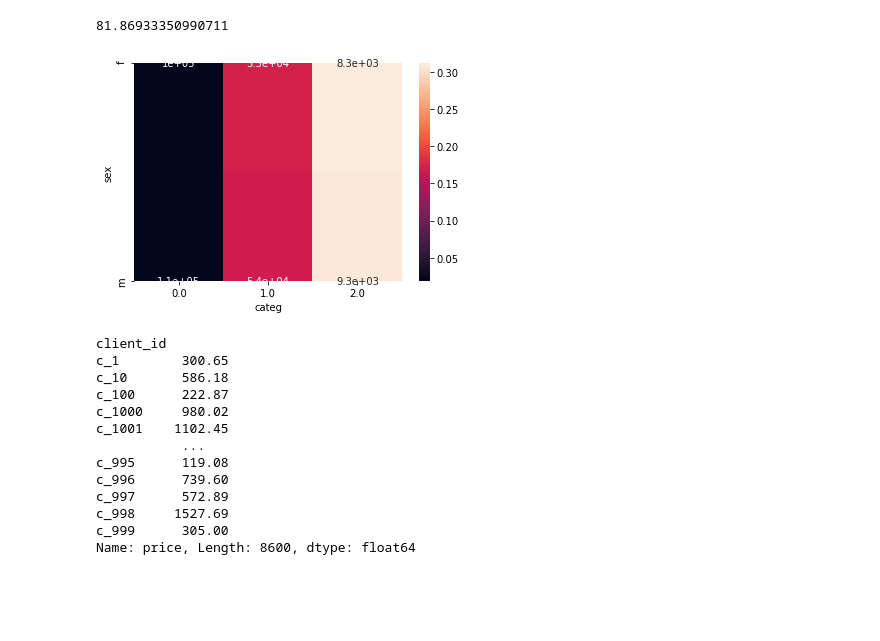
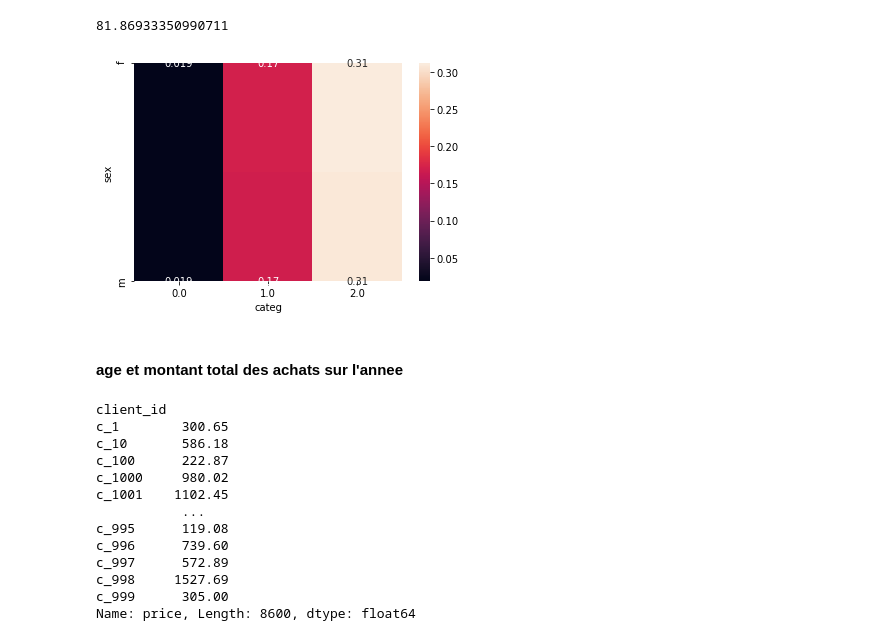
Before and after one commit to Sh4mSh4m/OCR_DA_proj4, a Jupyter notebook: Projet 4 - Analysez les ventes de votre entreprise.ipynb, the cells around one changed output. Drawn from its saved outputs; the diff is of its cells as text; code cells hidden in the pictures; blank space fills up the shorter version.

```diff
--- a/Projet 4 - Analysez les ventes de votre entreprise.ipynb
+++ b/Projet 4 - Analysez les ventes de votre entreprise.ipynb
@@ -610,6 +610,8 @@ Nous disposons d'un dataframe de travail trie par date et session, a partir duqu
 # %%
 book['date'] = pd.to_datetime(book['date'])
 book['date_Ym'] = book['date'].dt.strftime('%Y-%m')
+# %%
+book['date_Ymd'] = book['date'].dt.strftime('%Y-%m-%d')
 # %%
 book
 # %% [output]
@@ -1163,10 +1201,12 @@ xi_n # l'indicateur du Khi2
 81.86933350990711
 # %%
 table = measure/xi_n
-sns.heatmap(table.iloc[:-1, :-1], annot=c.iloc[:-1, :-1])
+sns.heatmap(table.iloc[:-1, :-1], annot=table.iloc[:-1, :-1])
 plt.show()
 # %% [output]
-[figure, old version]
+[figure, new version]
+# %% [markdown]
+#### age et montant total des achats sur l'annee
 # %%
 basket = book.loc[:,['client_id', 'price']]
 t_basket =basket.groupby('client_id')['price'].sum()
```
Also changed, not shown: parts of 22 cells of this notebook.
